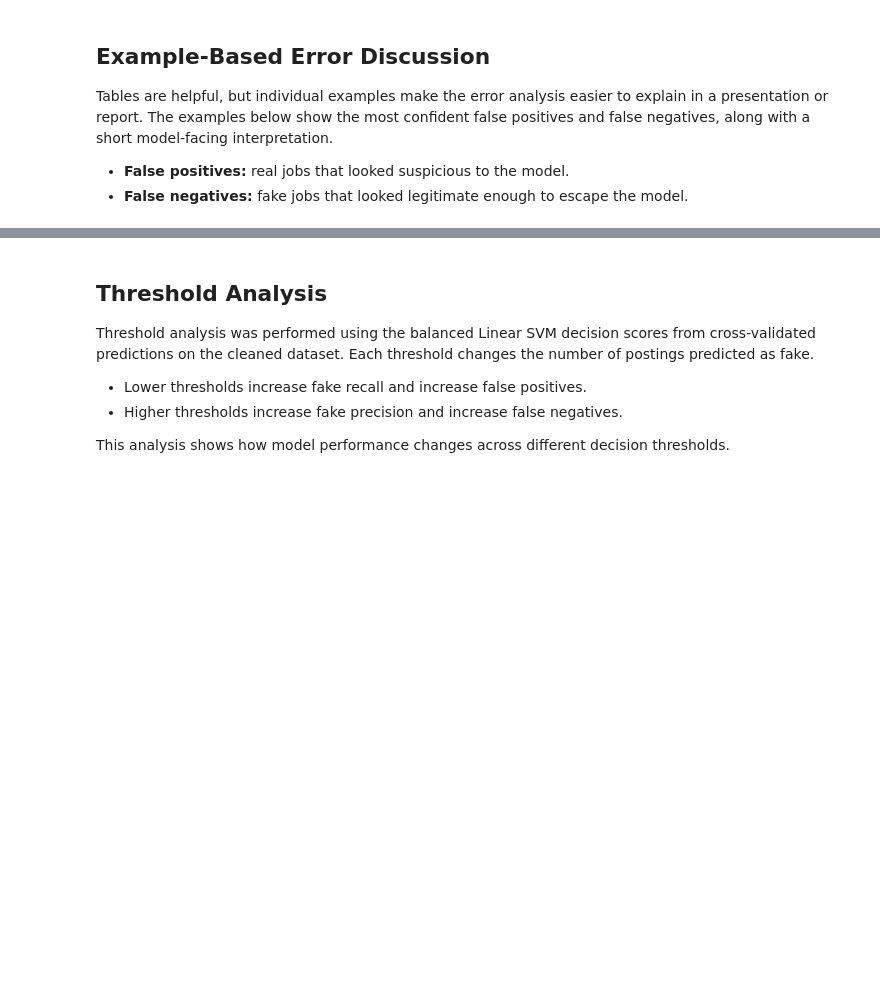
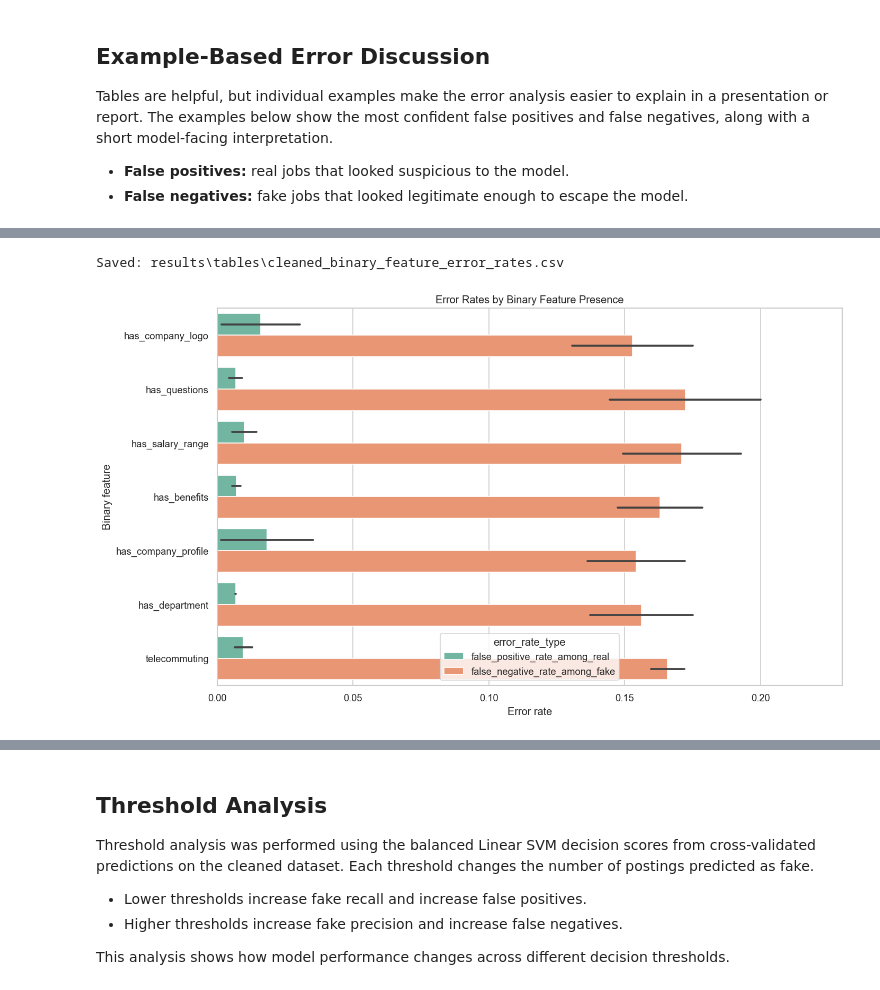
Before and after one commit to PatrickRay88/fake-job-postings-imbalance-research, a Jupyter notebook: job_postings_eda_model_comparison.ipynb, the cells around one changed output, grey strips where cells are left out. Saved outputs shown, nothing was run; the diff lists cells and outputs as text; code cells hidden in the pictures; blank space fills up the shorter version.

Commit message:
Add feature-level error analysis

```diff
--- a/job_postings_eda_model_comparison.ipynb
+++ b/job_postings_eda_model_comparison.ipynb
@@ -1256,0 +1261,49 @@ Saved: results\tables\cleaned_error_examples_for_discussion.csv
+# %%
+# Error rates by binary feature presence
+binary_features = [
+    'has_company_logo', 'has_questions', 'has_salary_range',
+    'has_benefits', 'has_company_profile', 'has_department', 'telecommuting'
+]
+binary_features = [col for col in binary_features if col in error_df.columns]
+
+binary_error_rows = []
+for feature in binary_features:
+    values = sorted(error_df[feature].dropna().unique())
+    for value in values:
+        subset = error_df[error_df[feature].eq(value)]
+        real_subset = subset[subset['actual'].eq(0)]
+        fake_subset = subset[subset['actual'].eq(1)]
+        false_positive_count = int((real_subset['predicted'].eq(1)).sum())
+        false_negative_count = int((fake_subset['predicted'].eq(0)).sum())
+        binary_error_rows.append({
+            'feature': feature,
+            'feature_value': int(value) if pd.notna(value) else value,
+            'row_count': int(len(subset)),
+            'real_count': int(len(real_subset)),
+            'fake_count': int(len(fake_subset)),
+            'false_positive_count': false_positive_count,
+            'false_positive_rate_among_real': false_positive_count / len(real_subset) if len(real_subset) else np.nan,
+            'false_negative_count': false_negative_count,
+            'false_negative_rate_among_fake': false_negative_count / len(fake_subset) if len(fake_subset) else np.nan,
+        })
+
+binary_error_rates = pd.DataFrame(binary_error_rows).round(4)
+display_and_save_table(binary_error_rates, 'cleaned_binary_feature_error_rates', index=False)
+
+binary_plot = binary_error_rates.melt(
+    id_vars=['feature', 'feature_value'],
+    value_vars=['false_positive_rate_among_real', 'false_negative_rate_among_fake'],
+    var_name='error_rate_type',
+    value_name='error_rate'
+)
+binary_plot['feature_value'] = binary_plot['feature_value'].astype(str)
+
+plt.figure(figsize=(12, 7))
+sns.barplot(data=binary_plot, x='error_rate', y='feature', hue='error_rate_type')
+plt.title('Error Rates by Binary Feature Presence')
+plt.xlabel('Error rate')
+plt.ylabel('Binary feature')
+plt.xlim(0, max(0.05, binary_plot['error_rate'].max(skipna=True) * 1.15))
+savefig('cleaned_binary_feature_error_rates')
+plt.show()
+# %% [output]
@@ -1256,0 +1325,2 @@ Saved: results\tables\cleaned_error_examples_for_discussion.csv
+Saved: results\tables\cleaned_binary_feature_error_rates.csv
+[figure, added]
```
Also changed, not shown: parts of 8 cells of this notebook, 13 other files.
